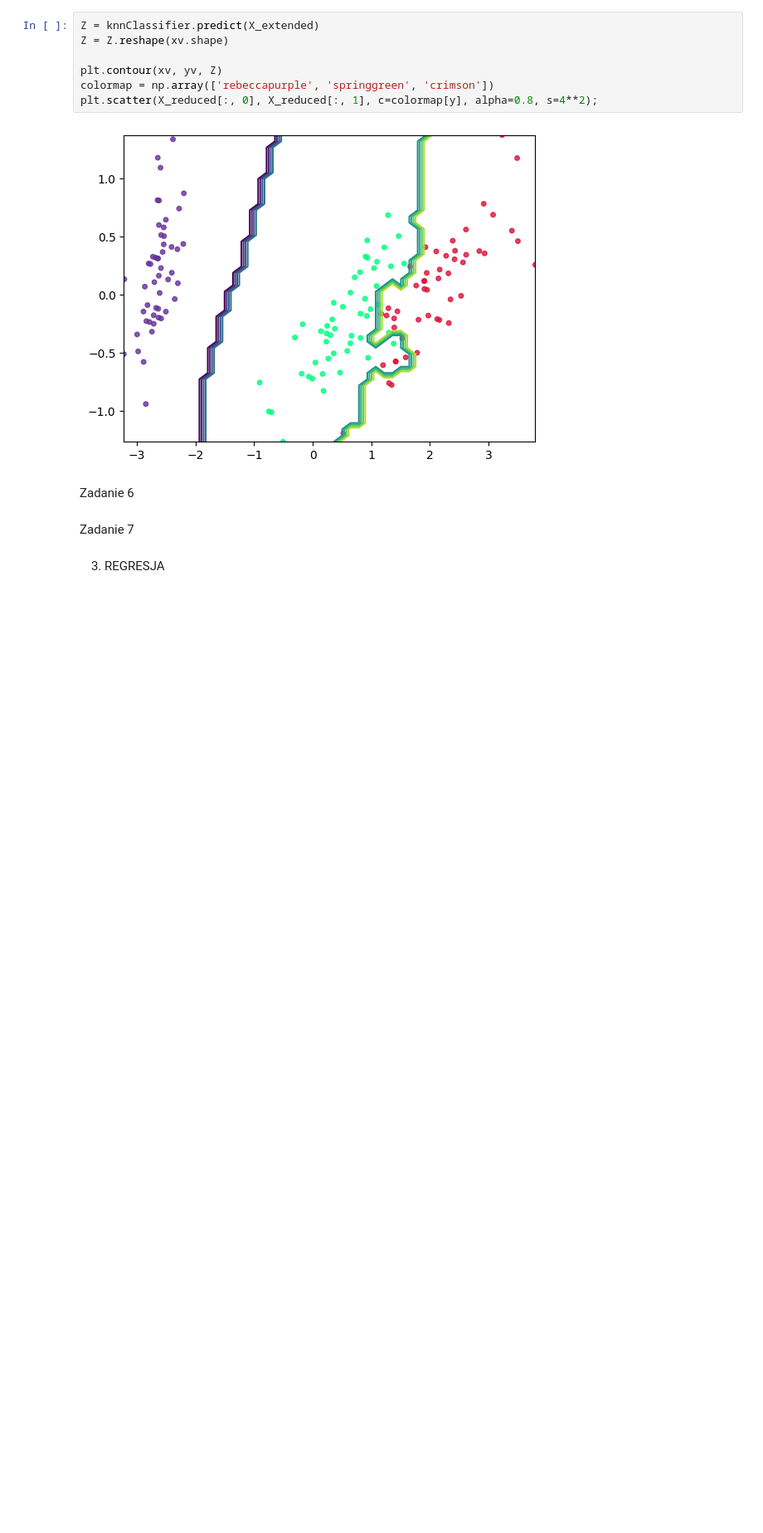
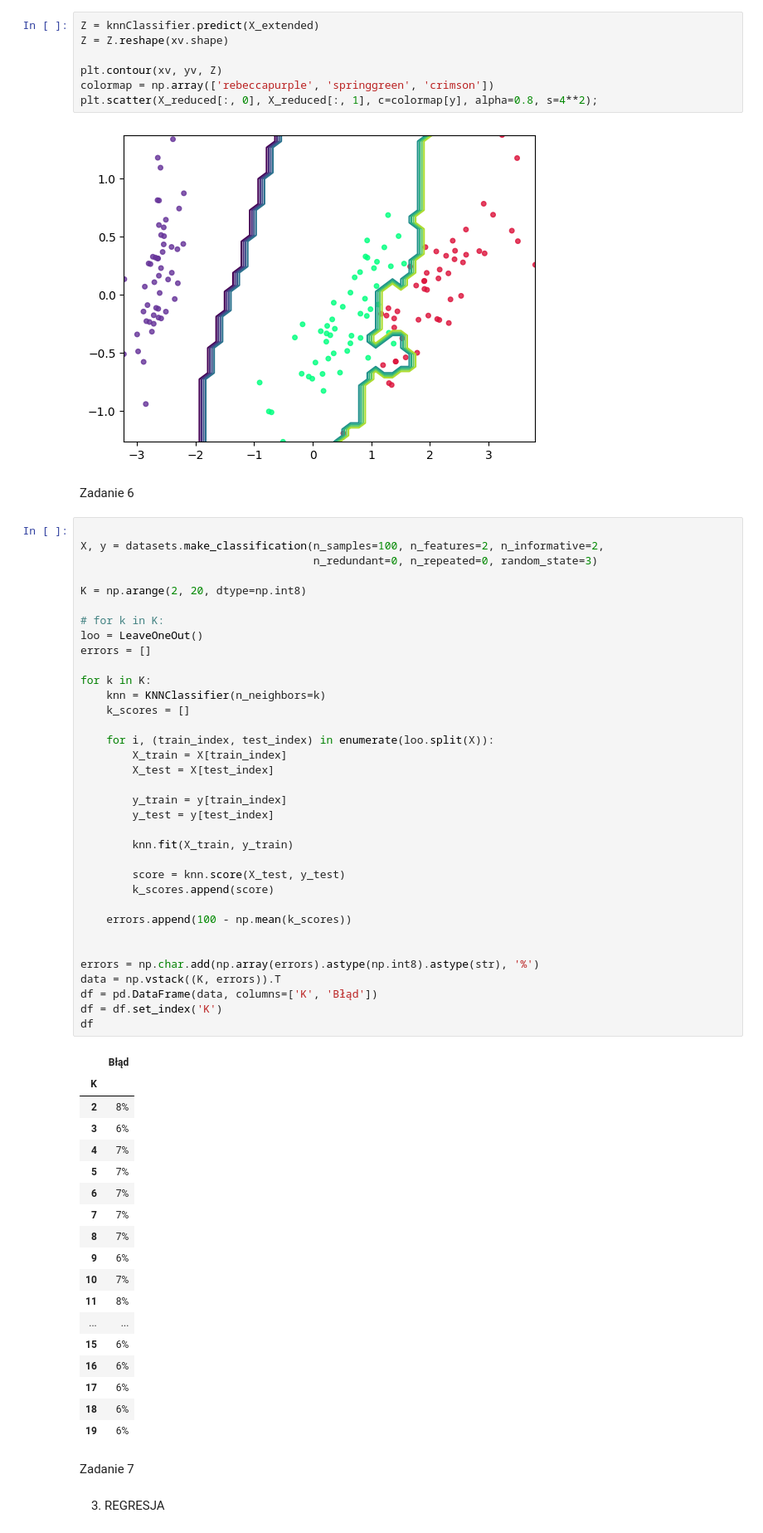
Before and after one commit to szvbvtk/Przetwarzanie_i_analiza_danych, a Jupyter notebook: lab_8.ipynb, the cells around one changed output. Shown at 83% size. Cells and saved outputs as stored; diff of their text form; blank space fills up the shorter version.

Commit message:
LeaveOneOut cv

```diff
--- a/lab_8.ipynb
+++ b/lab_8.ipynb
@@ -175,6 +177,60 @@ plt.scatter(X_reduced[:, 0], X_reduced[:, 1], c=colormap[y], alpha=0.8, s=4**2);
 [figure]
 # %% [markdown]
 Zadanie 6
+# %%
+
+X, y = datasets.make_classification(n_samples=100, n_features=2, n_informative=2,
+                                    n_redundant=0, n_repeated=0, random_state=3)
+
+K = np.arange(2, 20, dtype=np.int8)
+
+# for k in K:
+loo = LeaveOneOut()
+errors = []
+
+for k in K:
+    knn = KNNClassifier(n_neighbors=k)
+    k_scores = []
+
+    for i, (train_index, test_index) in enumerate(loo.split(X)):
+        X_train = X[train_index]
+        X_test = X[test_index]
+
+        y_train = y[train_index]
+        y_test = y[test_index]
+
+        knn.fit(X_train, y_train)
+
+        score = knn.score(X_test, y_test)
+        k_scores.append(score)
+
+    errors.append(100 - np.mean(k_scores))
+
+
+errors = np.char.add(np.array(errors).astype(np.int8).astype(str), '%')
+data = np.vstack((K, errors)).T
+df = pd.DataFrame(data, columns=['K', 'Błąd'])
+df = df.set_index('K')
+df
+# %% [output]
+|  | Błąd |
+| K |  |
+| 2 | 8% |
+| 3 | 6% |
+| 4 | 7% |
+| 5 | 7% |
+| 6 | 7% |
+| 7 | 7% |
+| 8 | 7% |
+| 9 | 6% |
+| 10 | 7% |
+| 11 | 8% |
+| ... | ... |
+| 15 | 6% |
+| 16 | 6% |
+| 17 | 6% |
+| 18 | 6% |
+| 19 | 6% |
 # %% [markdown]
 Zadanie 7
 # %% [markdown]
```
Also changed, not shown: parts of 1 cell of this notebook.
